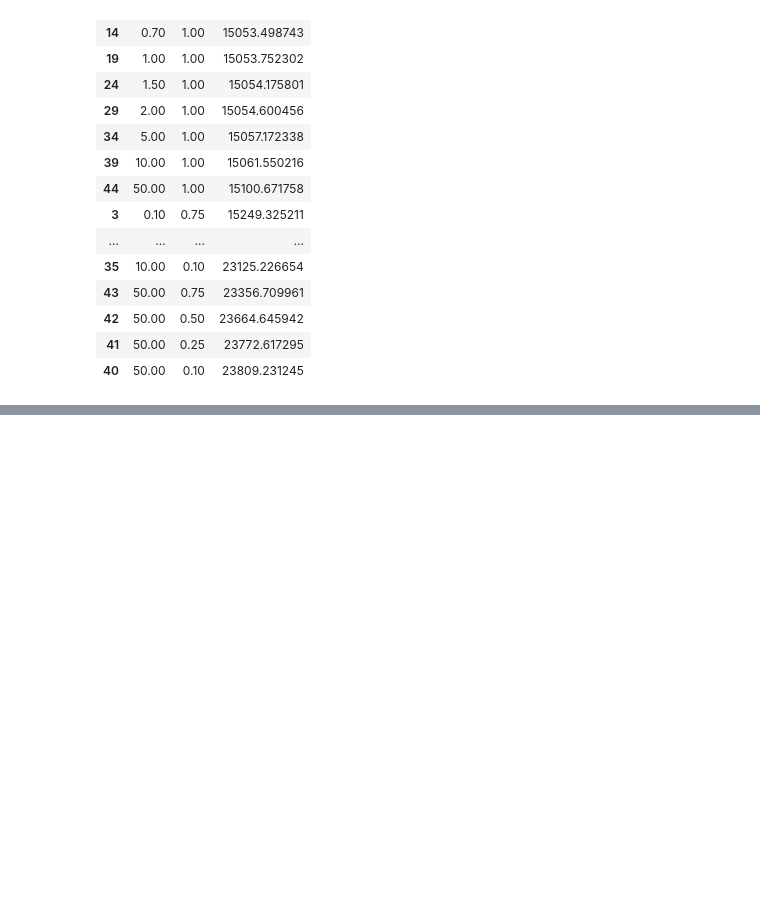
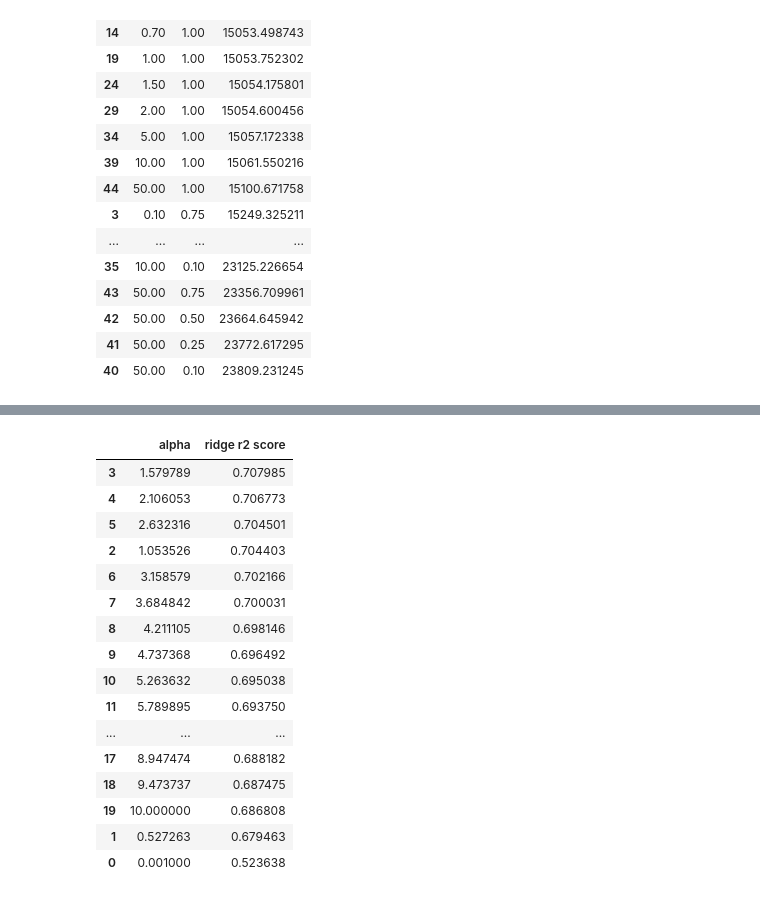
Before and after one commit to abhinavsatyam332-cloud/backup-pgcp-AI22, a Jupyter notebook: Practical Machine Learning/practicals/ElasticNet_and_all.ipynb, the cells around one changed output, grey strips where cells are left out. Drawn from its saved outputs; the diff is of its cells as text; code cells hidden in the pictures; blank space fills up the shorter version.

```diff
--- a/Practical Machine Learning/practicals/Daily Practicals/Untitled.ipynb
+++ b/Practical Machine Learning/practicals/ElasticNet_and_all.ipynb
@@ -126,0 +165,31 @@ df_scores.sort_values('score')
+# %%
+alphas = np.linspace(0.001, 10.0,20)
+
+lst = []
+
+for alp in alphas:
+    ridg = Ridge(alpha=alp)
+    ridg.fit(x_train, y_train)
+    y_pred = ridg.predict(x_test)
+    lst.append([alp,r2_score(y_test, y_pred)])
+
+valsdic = pd.DataFrame(lst, columns = ['alpha','ridge r2 score'])
+valsdic.sort_values('ridge r2 score',ascending = False)
+# %% [output]
+|  | alpha | ridge r2 score |
+| 3 | 1.579789 | 0.707985 |
+| 4 | 2.106053 | 0.706773 |
+| 5 | 2.632316 | 0.704501 |
+| 2 | 1.053526 | 0.704403 |
+| 6 | 3.158579 | 0.702166 |
+| 7 | 3.684842 | 0.700031 |
+| 8 | 4.211105 | 0.698146 |
+| 9 | 4.737368 | 0.696492 |
+| 10 | 5.263632 | 0.695038 |
+| 11 | 5.789895 | 0.693750 |
+| ... | ... | ... |
+| 17 | 8.947474 | 0.688182 |
+| 18 | 9.473737 | 0.687475 |
+| 19 | 10.000000 | 0.686808 |
+| 1 | 0.527263 | 0.679463 |
+| 0 | 0.001000 | 0.523638 |
```
Also changed, not shown: parts of 4 cells of this notebook, 1 other file.
